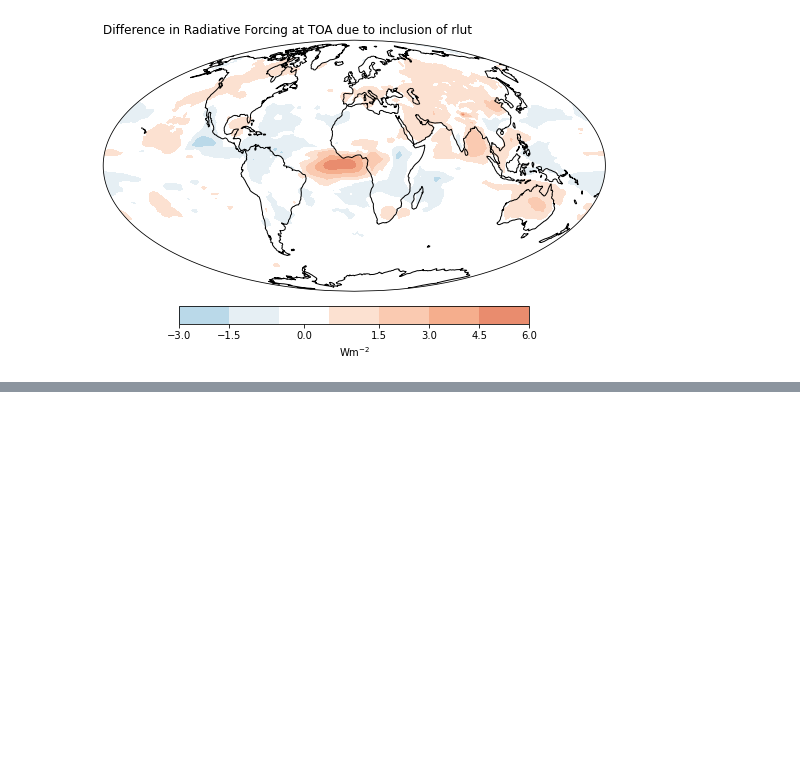
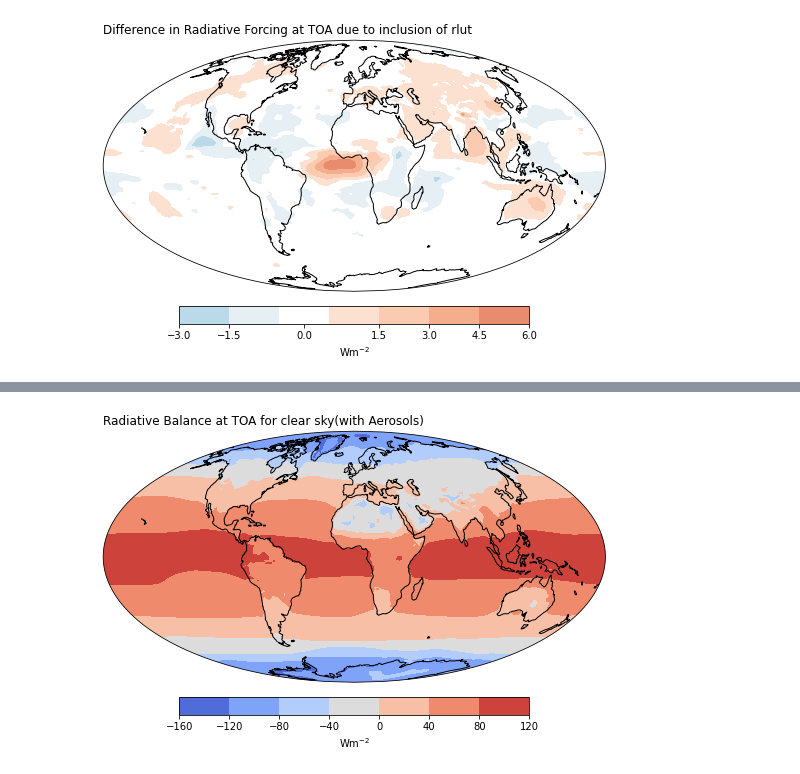
Before and after one commit to rovinapinto/radiative_forcing, a Jupyter notebook: notebooks/radiative_forcing_IPSL-CM6A.ipynb, the cells around one changed output, grey strips where cells are left out. Saved outputs shown, nothing was run; the diff lists cells and outputs as text; code cells hidden in the pictures; blank space fills up the shorter version.

```diff
--- a/notebooks/radiative_forcing_IPSL-CM6A.ipynb
+++ b/notebooks/radiative_forcing_IPSL-CM6A.ipynb
@@ -153,0 +202,12 @@ plt.savefig("diff_forcing_TOA_IPSL_CM6A.pdf", bbox_inches='tight', transparent=T
+# %%
+fig = plt.figure(figsize=(9,7))
+ax1 = fig.add_subplot(1,1,1,projection=ccrs.Mollweide())
+ax1.set_global()
+ax1.coastlines()
+cs_balance_aer, RFD.lon = add_cyclic_point(cs_balance_aer, coord=RFD.lon) #removes white longitutdinal line at centre
+cs1 = ax1.contourf(RFD.lon,RFD.lat, np.mean(cs_balance_aer,axis=0), transform=ccrs.PlateCarree(),cmap='coolwarm')
+plt.colorbar(cs1, shrink=0.8, fraction=0.046, pad=0.04, extendrect=True, label=r"$\mathrm{Wm}^{-2}$", orientation='horizontal')
+plt.title("Radiative Balance at TOA for clear sky(with Aerosols)", loc='left', fontsize=12)
+plt.savefig("cs_bal_Aer_TOA_IPSL_CM6A.pdf", bbox_inches='tight', transparent=True)
+# %% [output]
+[figure, added]
```
Also changed, not shown: parts of 13 cells of this notebook, 32 other files.
